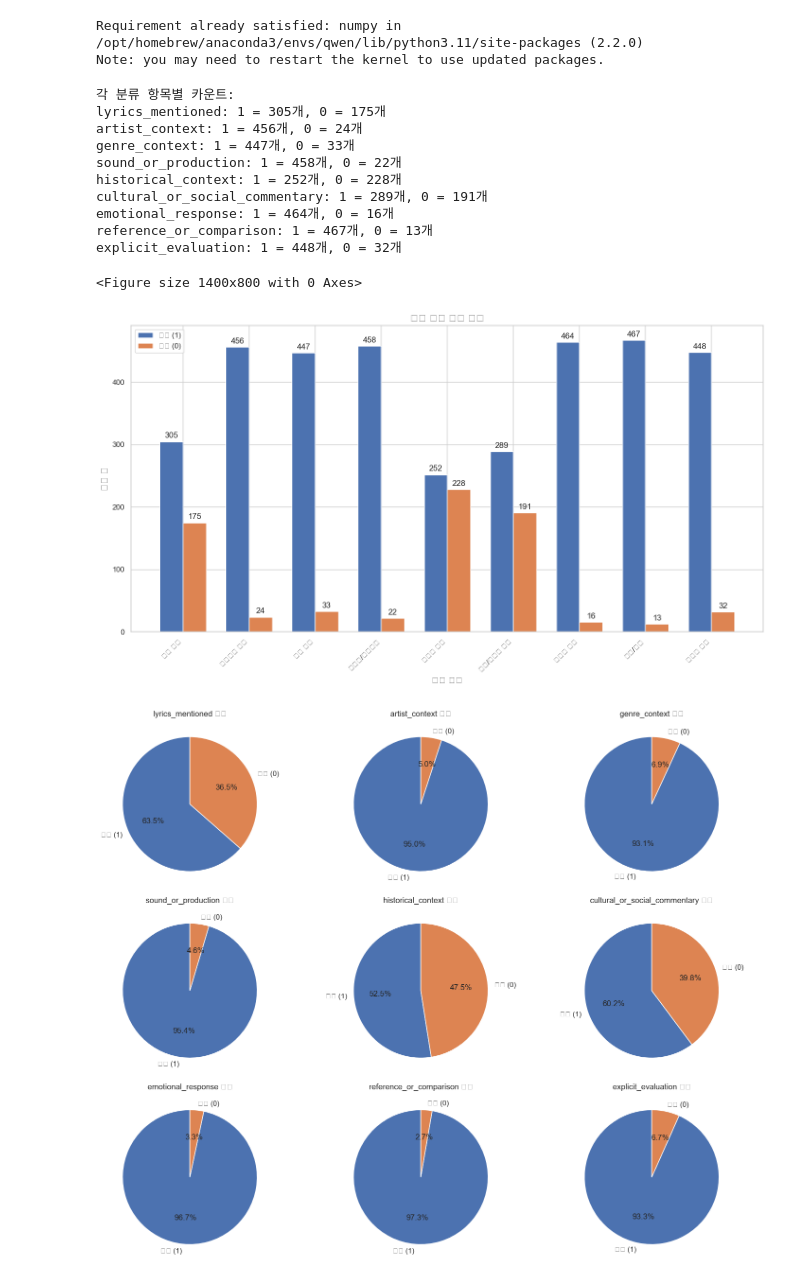
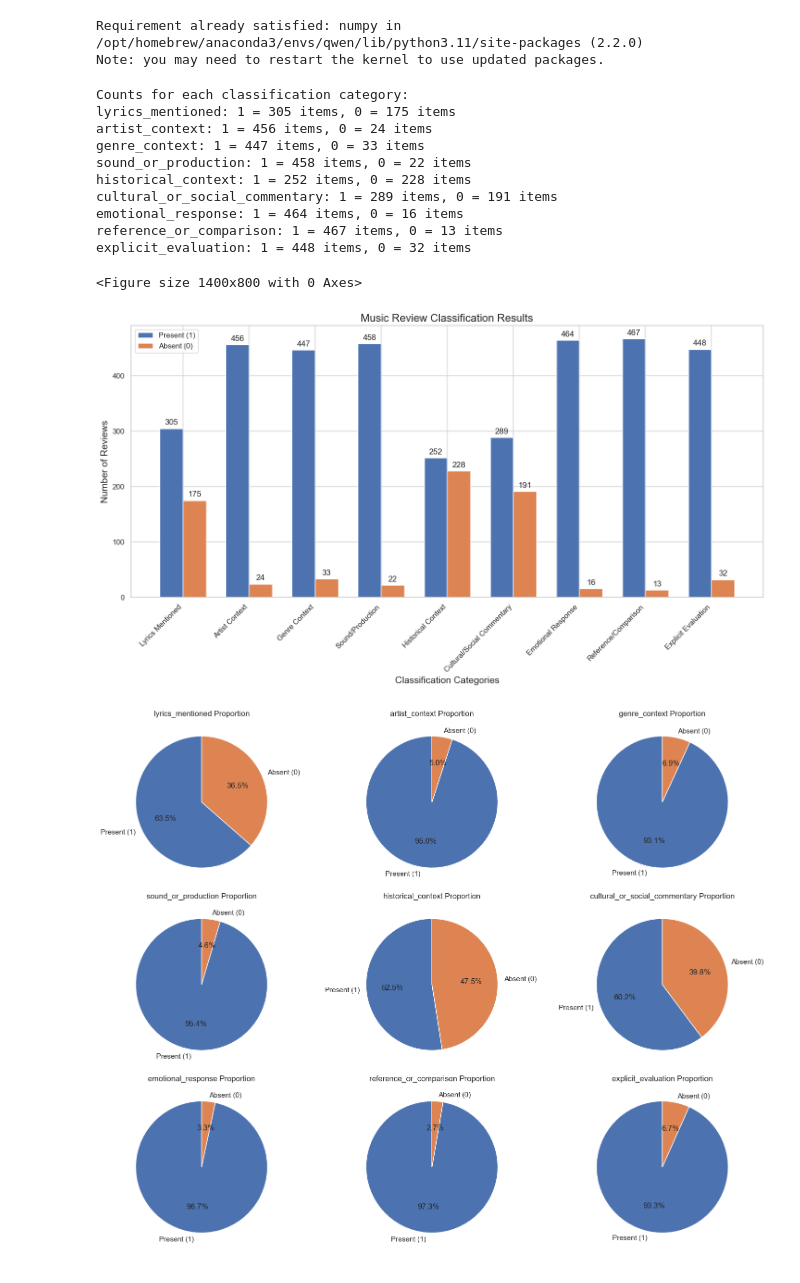
Before and after one commit to Skkuhodomo/DScover_main25-1, a Jupyter notebook: 평론.ipynb, the cells around one changed output. Saved outputs shown, nothing was run; the diff lists cells and outputs as text; code cells hidden in the pictures.

```diff
--- a/평론.ipynb
+++ b/평론.ipynb
@@ -297,49 +297,49 @@ To disable this warning, you can either:
 Requirement already satisfied: numpy in /opt/homebrew/anaconda3/envs/qwen/lib/python3.11/site-packages (2.2.0)
 Note: you may need to restart the kernel to use updated packages.
 # %%
-# 분류 결과 시각화하기
+# Visualizing classification results
 import pandas as pd
 import matplotlib.pyplot as plt
 import json
 import seaborn as sns
 import numpy as np
 
-# JSON 파일 로드
+# Load JSON file
 with open("classification_results_480.json", "r", encoding="utf-8") as f:
     reviews = json.load(f)
 
-# 분류 결과를 저장할 데이터프레임 생성
+# Create dataframe to store classification results
 classification_data = []
 
-# 각 리뷰의 분류 결과 파싱
+# Parse classification results for each review
 for review in reviews:
     try:
-        # 문자열 형태의 JSON을 파이썬 딕셔너리로 변환
+        # Convert JSON string to Python dictionary
         classification = json.loads(review["classification"])
         classification["review_id"] = review["review_id"]
         classification_data.append(classification)
     except Exception as e:
-        print(f"리뷰 {review['review_id']} 처리 중 오류 발생: {str(e)}")
+        print(f"Error processing review {review['review_id']}: {str(e)}")
 
-# 데이터프레임 생성
+# Create dataframe
 df = pd.DataFrame(classification_data)
 
-# 각 분류 항목별 카운트 계산
+# Calculate counts for each classification category
 category_counts = {}
 for column in df.columns:
     if column != "review_id":
         category_counts[column] = df[column].value_counts().to_dict()
 
-# 결과 출력
-print("각 분류 항목별 카운트:")
+# Print results
+print("Counts for each classification category:")
 for category, counts in category_counts.items():
-    print(f"{category}: 1 = {counts.get(1, 0)}개, 0 = {counts.get(0, 0)}개")
+    print(f"{category}: 1 = {counts.get(1, 0)} items, 0 = {counts.get(0, 0)} items")
 
-# 시각화
+# Visualization
 plt.figure(figsize=(14, 8))
 sns.set(style="whitegrid")
 
-# 각 카테고리별 1과 0의 개수를 바 차트로 표시
+# Display bar chart showing counts of 1s and 0s for each category
 categories = [col for col in df.columns if col != "review_id"]
 ones = [df[category].value_counts().get(1, 0) for category in categories]
 zeros = [df[category].value_counts().get(0, 0) for category in categories]
@@ -348,59 +348,59 @@ x = np.arange(len(categories))
 width = 0.35
 
 fig, ax = plt.subplots(figsize=(14, 8))
-rects1 = ax.bar(x - width/2, ones, width, label='있음 (1)')
-rects2 = ax.bar(x + width/2, zeros, width, label='없음 (0)')
+rects1 = ax.bar(x - width/2, ones, width, label='Present (1)')
+rects2 = ax.bar(x + width/2, zeros, width, label='Absent (0)')
 
-# 그래프 꾸미기
-ax.set_title('음악 리뷰 분류 결과', fontsize=16)
-ax.set_xlabel('분류 항목', fontsize=14)
-ax.set_ylabel('리뷰 수', fontsize=14)
+# Customize graph
+ax.set_title('Music Review Classification Results', fontsize=16)
+ax.set_xlabel('Classification Categories', fontsize=14)
+ax.set_ylabel('Number of Reviews', fontsize=14)
 ax.set_xticks(x)
 ax.set_xticklabels([
-    '가사 언급', '아티스트 맥락', '장르 맥락', '사운드/프로덕션',
-    '역사적 맥락', '문화/사회적 논평', '감정적 반응',
-    '참조/비교', '명시적 평가'
+    'Lyrics Mentioned', 'Artist Context', 'Genre Context', 'Sound/Production',
+    'Historical Context', 'Cultural/Social Commentary', 'Emotional Response',
+    'Reference/Comparison', 'Explicit Evaluation'
 ], rotation=45, ha='right')
 ax.legend()
 
-# 막대 위에 값 표시
+# Display values on top of bars
 def autolabel(rects):
     for rect in rects:
         height = rect.get_height()
         ax.annotate(f'{height}',
                     xy=(rect.get_x() + rect.get_width() / 2, height),
-                    xytext=(0, 3),  # 3 포인트 수직 오프셋
+                    xytext=(0, 3),  # 3 points vertical offset
                     textcoords="offset points",
                     ha='center', va='bottom')
 
 autolabel(rects1)
 autolabel(rects2)
 
 fig.tight_layout()
 
-# 파이 차트로 각 카테고리별 비율 시각화
+# Visualize proportions for each category using pie charts
 plt.figure(figsize=(15, 12))
 for i, category in enumerate(categories):
     plt.subplot(3, 3, i+1)
     counts = df[category].value_counts()
-    labels = ['있음 (1)', '없음 (0)']
+    labels = ['Present (1)', 'Absent (0)']
     sizes = [counts.get(1, 0), counts.get(0, 0)]
     plt.pie(sizes, labels=labels, autopct='%1.1f%%', startangle=90)
-    plt.title(f'{category} 비율')
+    plt.title(f'{category} Proportion')
 
 plt.tight_layout()
 plt.show()
 # %% [output]
-각 분류 항목별 카운트:
-lyrics_mentioned: 1 = 305개, 0 = 175개
-artist_context: 1 = 456개, 0 = 24개
-genre_context: 1 = 447개, 0 = 33개
-sound_or_production: 1 = 458개, 0 = 22개
-historical_context: 1 = 252개, 0 = 228개
-cultural_or_social_commentary: 1 = 289개, 0 = 191개
-emotional_response: 1 = 464개, 0 = 16개
-reference_or_comparison: 1 = 467개, 0 = 13개
-explicit_evaluation: 1 = 448개, 0 = 32개
+Counts for each classification category:
+lyrics_mentioned: 1 = 305 items, 0 = 175 items
+artist_context: 1 = 456 items, 0 = 24 items
+genre_context: 1 = 447 items, 0 = 33 items
+sound_or_production: 1 = 458 items, 0 = 22 items
+historical_context: 1 = 252 items, 0 = 228 items
+cultural_or_social_commentary: 1 = 289 items, 0 = 191 items
+emotional_response: 1 = 464 items, 0 = 16 items
+reference_or_comparison: 1 = 467 items, 0 = 13 items
+explicit_evaluation: 1 = 448 items, 0 = 32 items
 <Figure size 1400x800 with 0 Axes>
-[figure, old version]
+[figure, new version]
-[figure, old version]
+[figure, new version]
```
Also changed, not shown: 1 other file.
